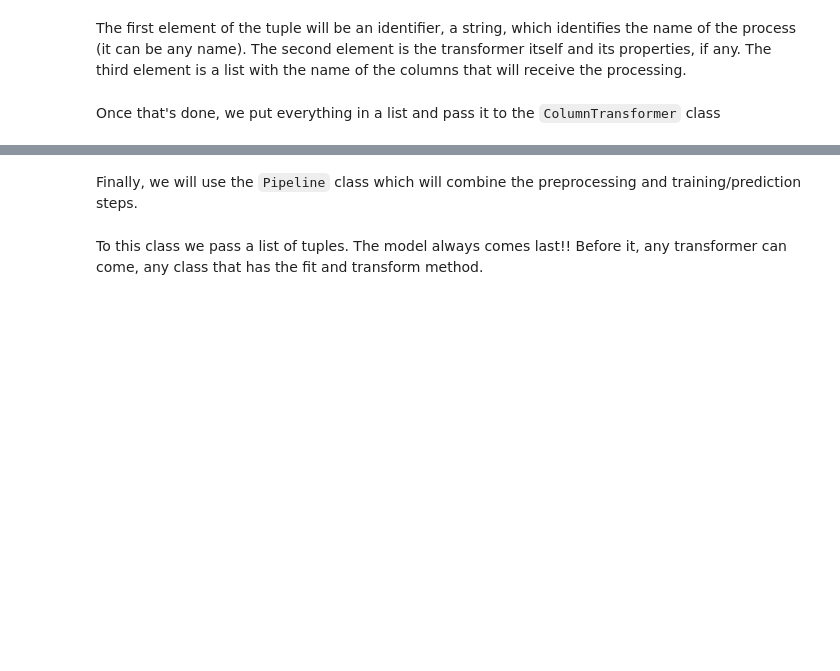
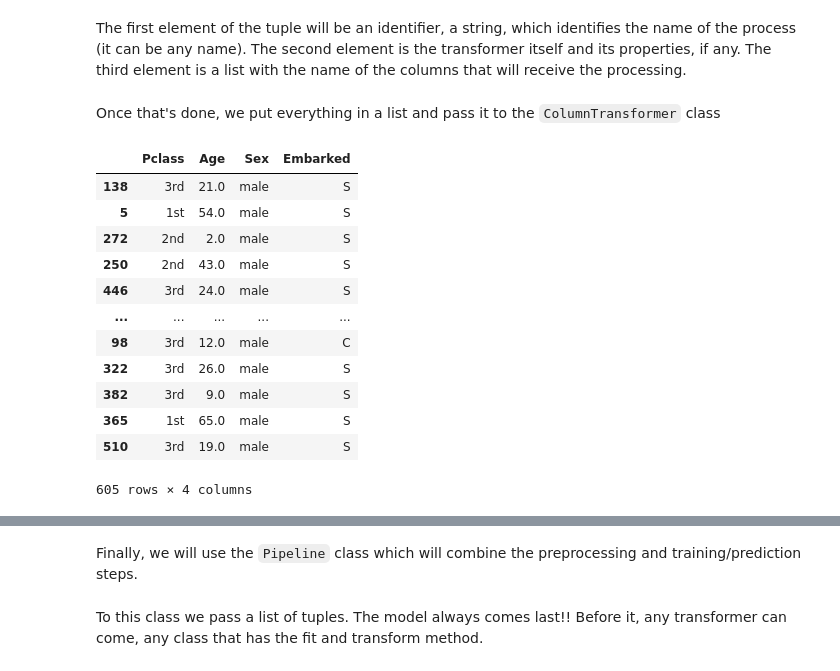
Before and after one commit to brondevitor/Python_Jorney, a Jupyter notebook: Data Preparation/Data preparation II.ipynb, the cells around one changed output, grey strips where cells are left out. Saved outputs shown, nothing was run; the diff lists cells and outputs as text; code cells hidden in the pictures; blank space fills up the shorter version.

````diff
--- a/Data Preparation/Data preparation II.ipynb
+++ b/Data Preparation/Data preparation II.ipynb
@@ -528,3 +528,11 @@ te.fit_transform(X_train_titanic, y_train_titanic)
 # Column Transformer
 # %% [markdown]
 So far we've seen how to apply transformations to categorical and numeric data separately. We would have to collect the results of our transformations and group them together to form a transformed set to insert into a Machine Learning model. Now we will learn how to perform all the processing in a single step, with the help of the ```Columns Transformer``` and ```Pipeline``` Classes
+# %%
+df_titanic1 = pd.read_csv('titanic1.csv')
+# %%
+Y_titanic1 = df_titanic1['Survived']
+X_titanic1 = df_titanic1.drop('Survived' , axis=1)
+X_train_titanic1 , X_test_titanic1 , Y_train_titanic1 , Y_test_titanic1 = train_test_split(X_titanic1 , Y_titanic1 ,
+                                                                                          train_size = 0.85 ,
+                                                                                          random_state= 123)
@@ -554,0 +580,16 @@
+# %%
+X_train_titanic1
+# %% [output]
+|  | Pclass | Age | Sex | Embarked |
+| 138 | 3rd | 21.0 | male | S |
+| 5 | 1st | 54.0 | male | S |
+| 272 | 2nd | 2.0 | male | S |
+| 250 | 2nd | 43.0 | male | S |
+| 446 | 3rd | 24.0 | male | S |
+| ... | ... | ... | ... | ... |
+| 98 | 3rd | 12.0 | male | C |
+| 322 | 3rd | 26.0 | male | S |
+| 382 | 3rd | 9.0 | male | S |
+| 365 | 1st | 65.0 | male | S |
+| 510 | 3rd | 19.0 | male | S |
+605 rows × 4 columns
````
Also changed, not shown: parts of 14 cells of this notebook.
